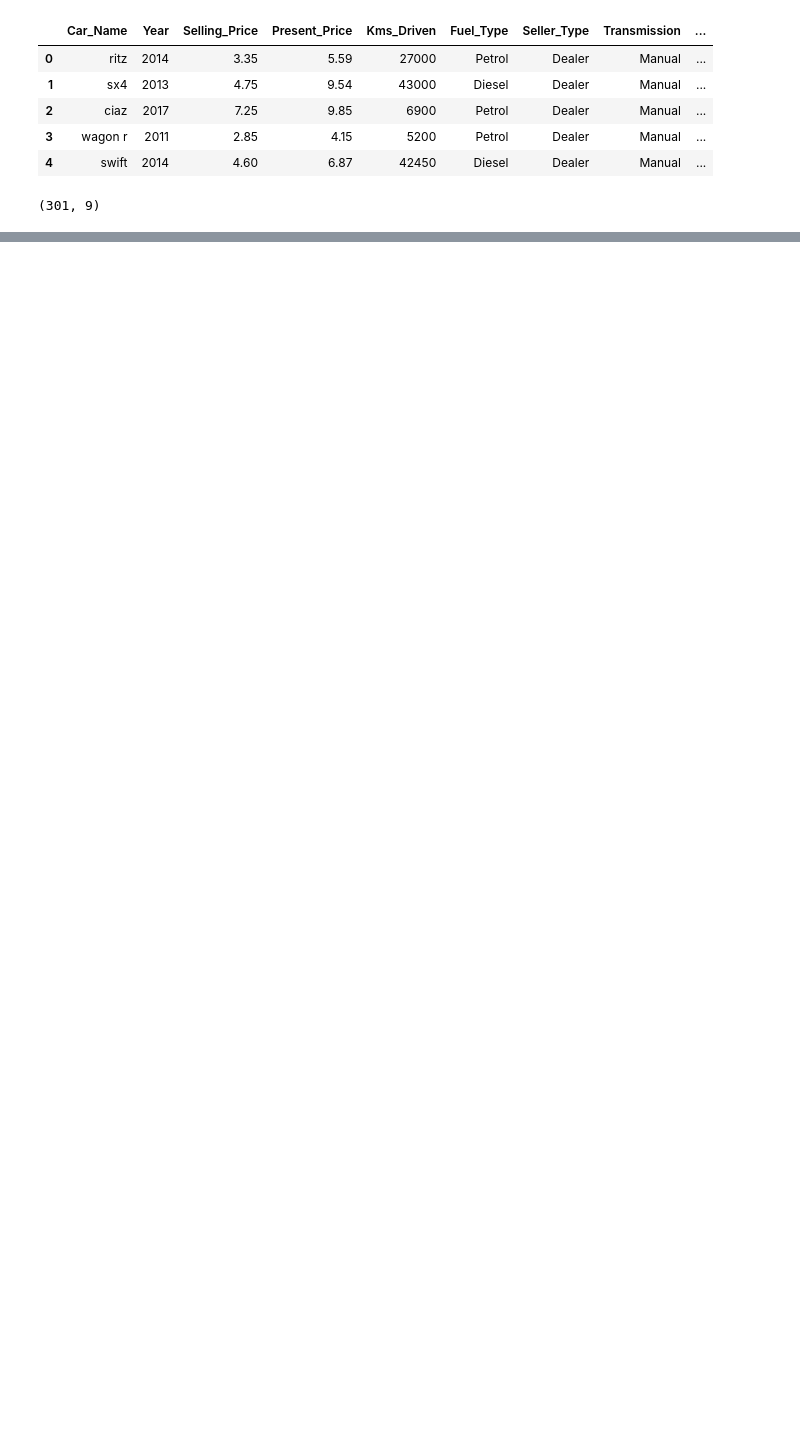
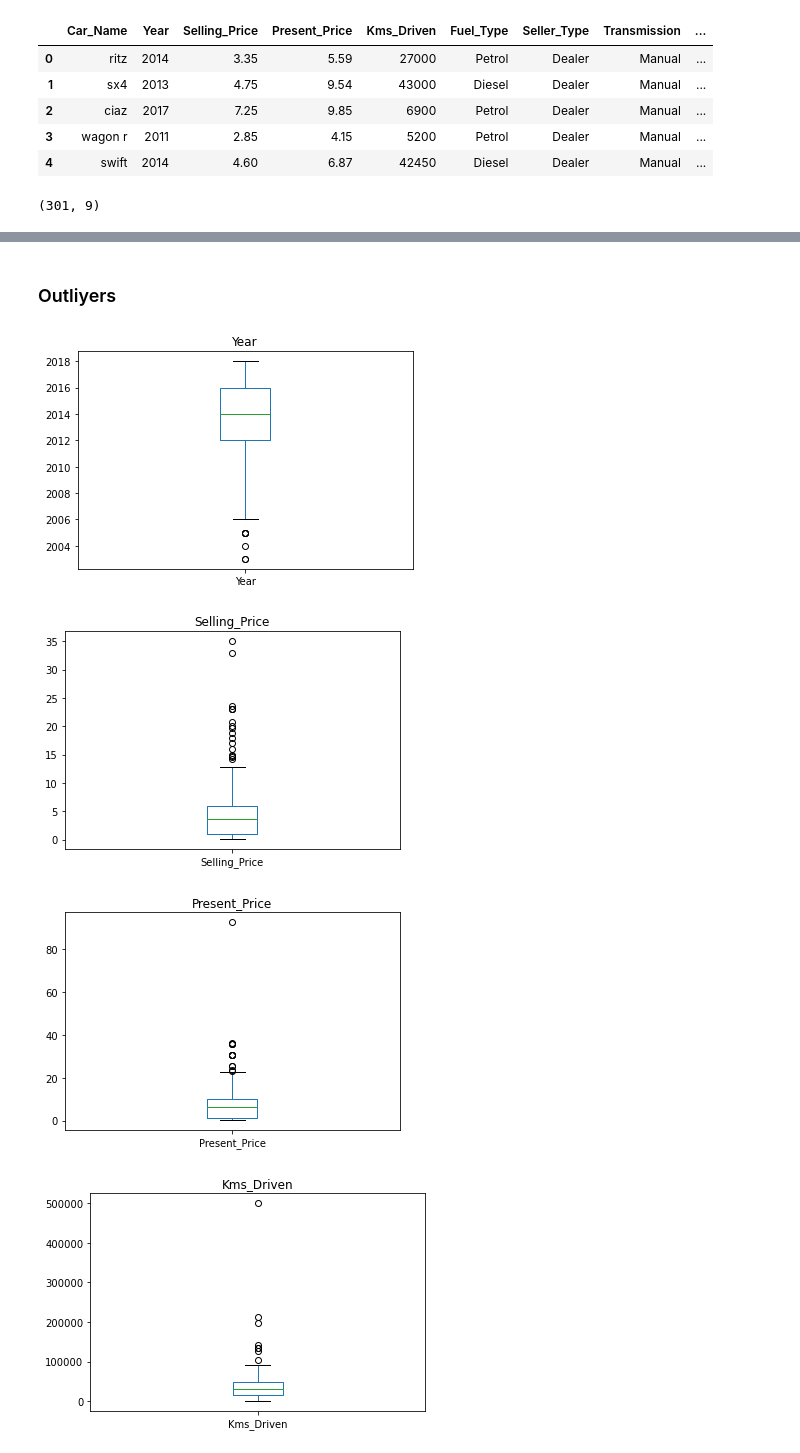
Before and after one commit to a2aniket/Car-Dekho, a Jupyter notebook: Research/Data Analysis.ipynb, the cells around one changed output, grey strips where cells are left out. Cells and saved outputs as stored; diff of their text form; code cells hidden in the pictures; blank space fills up the shorter version.

```diff
--- a/Research/Data Analysis.ipynb
+++ b/Research/Data Analysis.ipynb
@@ -16,0 +75,13 @@ dataframe.shape
+# %% [markdown]
+### Outliyers
+# %%
+for feature in numerical_features:
+    if feature not in continues_feature:
+        dataframe[feature].plot.box()
+        plt.title(feature)
+        plt.show()
+# %% [output]
+[figure, added]
+[figure, added]
+[figure, added]
+[figure, added]
```
Also changed, not shown: parts of 16 cells of this notebook, 1 other file.
